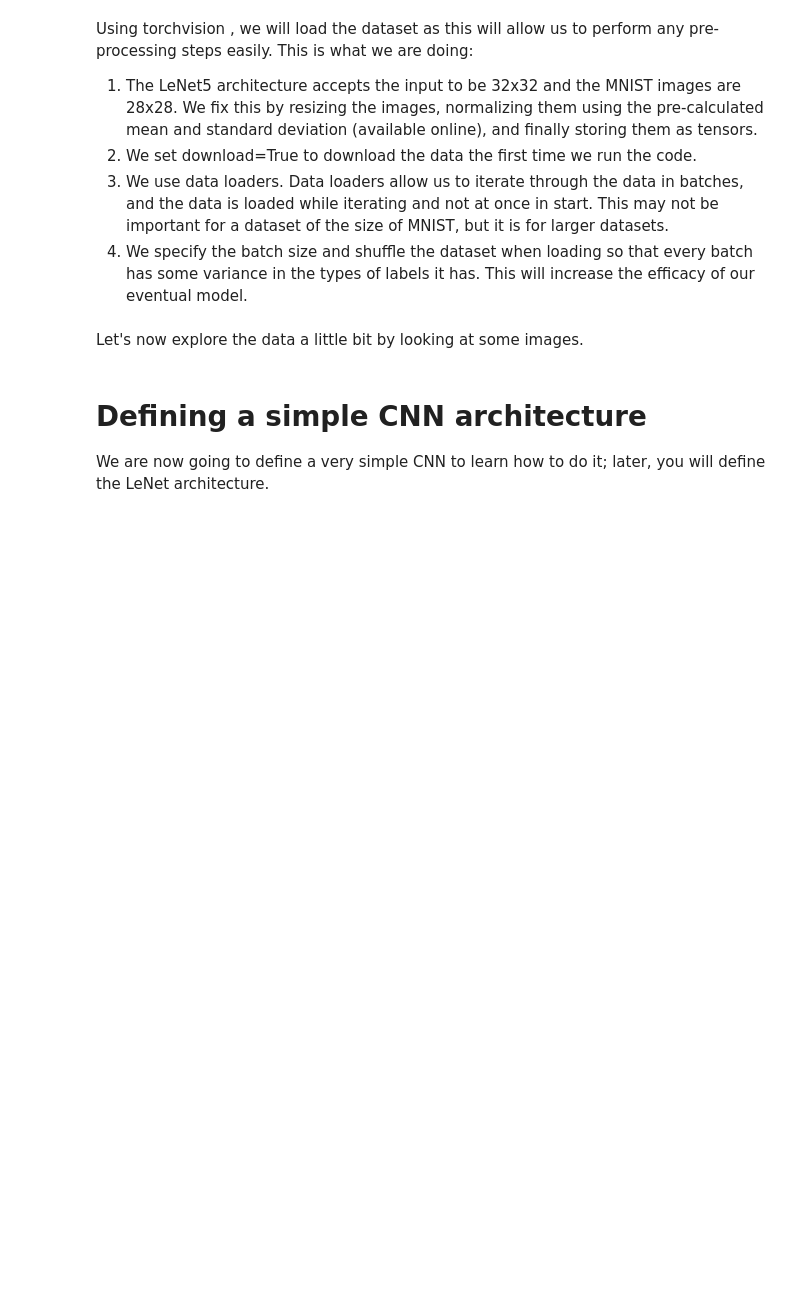
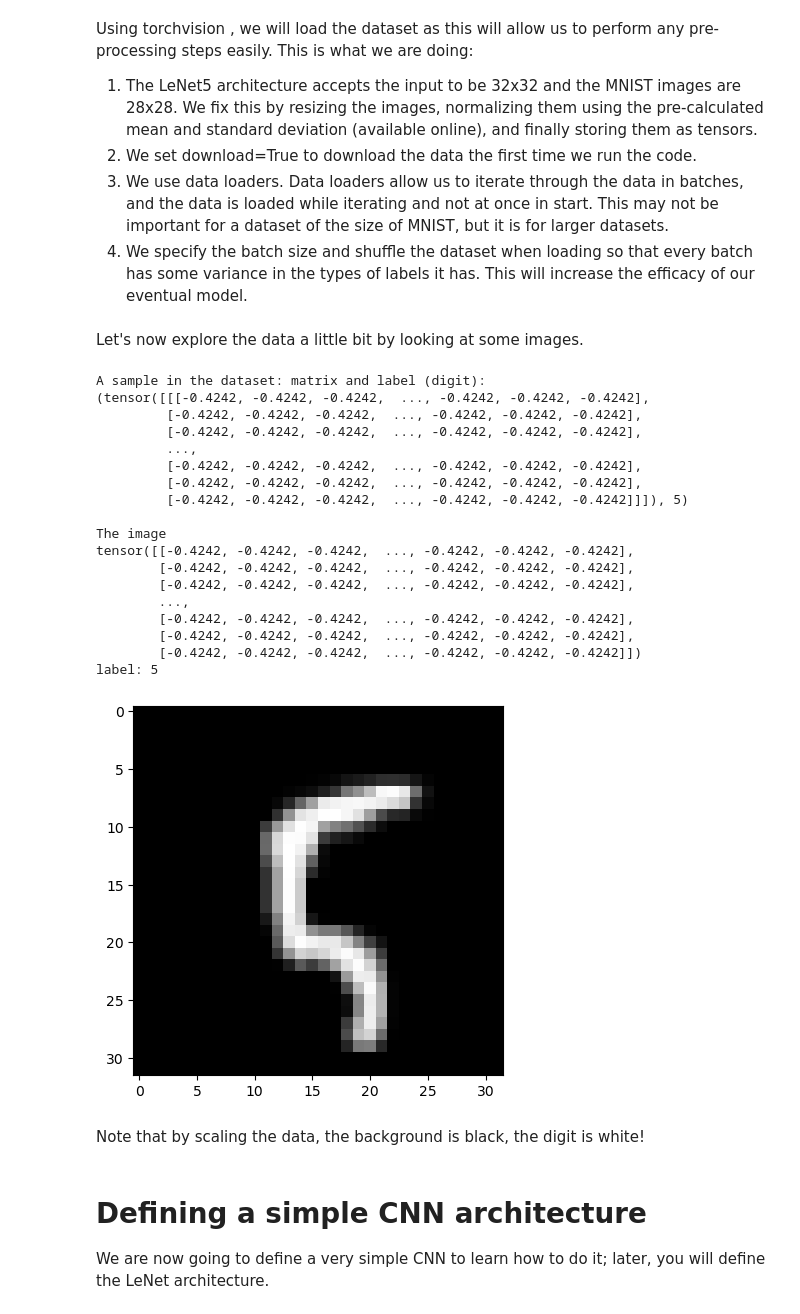
Before and after one commit to luca037/MachineLearningLabs, a Jupyter notebook: lab5/CNN.ipynb, the cells around one changed output. Cells and saved outputs as stored; diff of their text form; code cells hidden in the pictures; blank space fills up the shorter version.

```diff
--- a/lab5/CNN.ipynb
+++ b/lab5/CNN.ipynb
@@ -69,13 +76,38 @@ Let's now explore the data a little bit by looking at some images.
 # %%
 #now let's display some images
 
 import matplotlib.pyplot as plt
 
-print(train_dataset[100])
-#x=train_dataset[100][0][0]
-#print(x)
-#plt.imshow(x, cmap='gray')
-#print("label:",train_dataset[100][1])
+print("A sample in the dataset: matrix and label (digit):")
+print(train_dataset[100], "\n")
+
+print("The image")
+x=train_dataset[100][0][0]
+print(x)
+plt.imshow(x, cmap='gray')
+print("label:",train_dataset[100][1])
+# %% [output]
+A sample in the dataset: matrix and label (digit):
+(tensor([[[-0.4242, -0.4242, -0.4242,  ..., -0.4242, -0.4242, -0.4242],
+         [-0.4242, -0.4242, -0.4242,  ..., -0.4242, -0.4242, -0.4242],
+         [-0.4242, -0.4242, -0.4242,  ..., -0.4242, -0.4242, -0.4242],
+         ...,
+         [-0.4242, -0.4242, -0.4242,  ..., -0.4242, -0.4242, -0.4242],
+         [-0.4242, -0.4242, -0.4242,  ..., -0.4242, -0.4242, -0.4242],
+         [-0.4242, -0.4242, -0.4242,  ..., -0.4242, -0.4242, -0.4242]]]), 5)
+
+The image
+tensor([[-0.4242, -0.4242, -0.4242,  ..., -0.4242, -0.4242, -0.4242],
+        [-0.4242, -0.4242, -0.4242,  ..., -0.4242, -0.4242, -0.4242],
+        [-0.4242, -0.4242, -0.4242,  ..., -0.4242, -0.4242, -0.4242],
+        ...,
+        [-0.4242, -0.4242, -0.4242,  ..., -0.4242, -0.4242, -0.4242],
+        [-0.4242, -0.4242, -0.4242,  ..., -0.4242, -0.4242, -0.4242],
+        [-0.4242, -0.4242, -0.4242,  ..., -0.4242, -0.4242, -0.4242]])
+label: 5
+[figure, added]
+# %% [markdown]
+Note that by scaling the data, the background is black, the digit is white!
 # %% [markdown]
 # **Defining a simple CNN architecture**
 We are now going to define a very simple CNN to learn how to do it; later, you will define the LeNet architecture.
```
Also changed, not shown: parts of 22 cells of this notebook, 8 other files.
